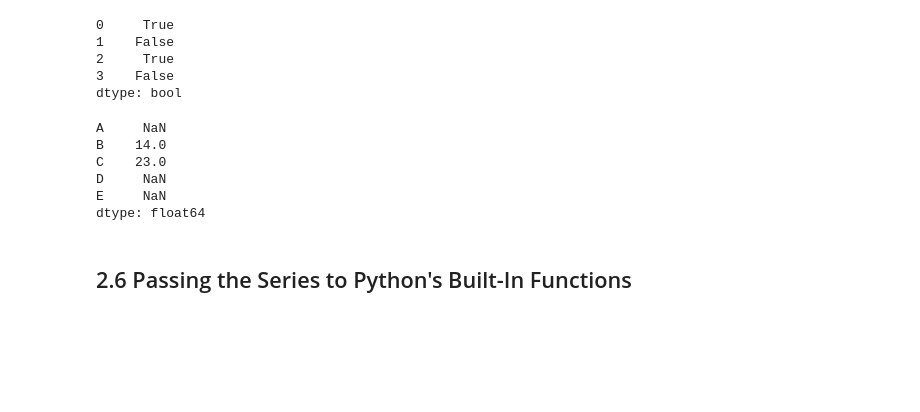
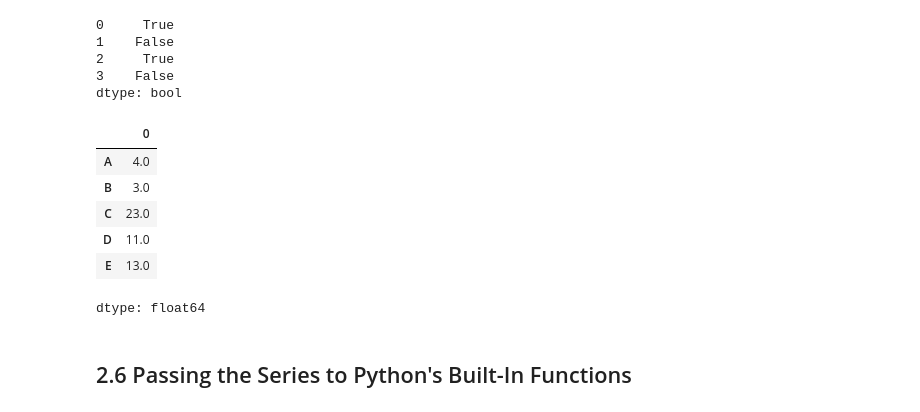
Before and after one commit to brownsloth/3by3, a Jupyter notebook: chapter_02_the_series_object/chapter_02_the_series_object.ipynb, the cells around one changed output. Saved outputs shown, nothing was run; the diff lists cells and outputs as text; code cells hidden in the pictures; blank space fills up the shorter version.

```diff
--- a/chapter_02_the_series_object/chapter_02_the_series_object.ipynb
+++ b/chapter_02_the_series_object/chapter_02_the_series_object.ipynb
@@ -598,20 +819,21 @@ s1.ne(s2)
 dtype: bool
 # %%
 s1 = pd.Series(
-    data = [5, 10, 15], index = ["A", "B", "C"]
+    data = [5, None, 15], index = ["A", "B", "C"]
 )
 
 s2 = pd.Series(
     data = [4, 8, 12, 14], index = ["B", "C", "D", "E"]
 )
 # %%
-s1 + s2
+s1.add(s2, fill_value=-1)
 # %% [output]
+|  | 0 |
+| A | 4.0 |
+| B | 3.0 |
+| C | 23.0 |
+| D | 11.0 |
+| E | 13.0 |
-A     NaN
-B    14.0
-C    23.0
-D     NaN
-E     NaN
 dtype: float64
 # %% [markdown]
 ## 2.6 Passing the Series to Python's Built-In Functions
```
Also changed, not shown: parts of 82 cells of this notebook.
